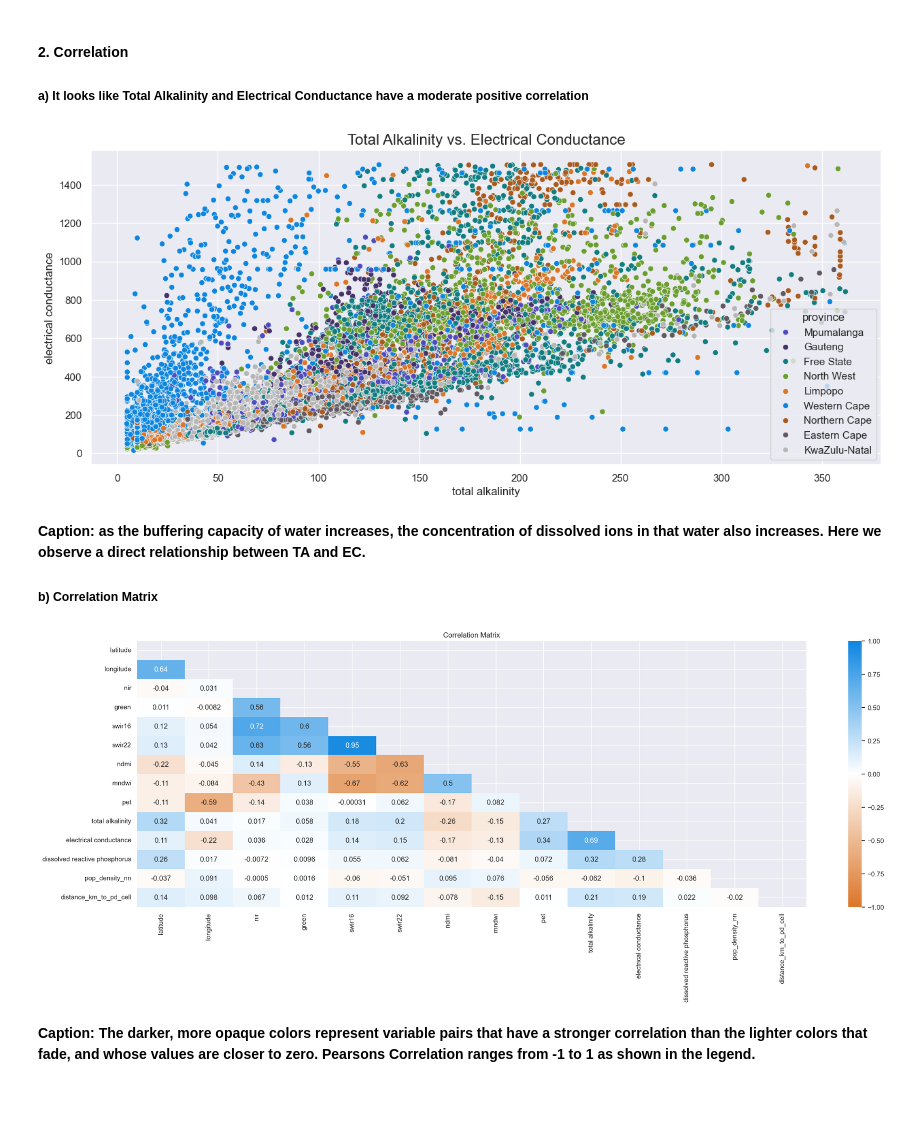
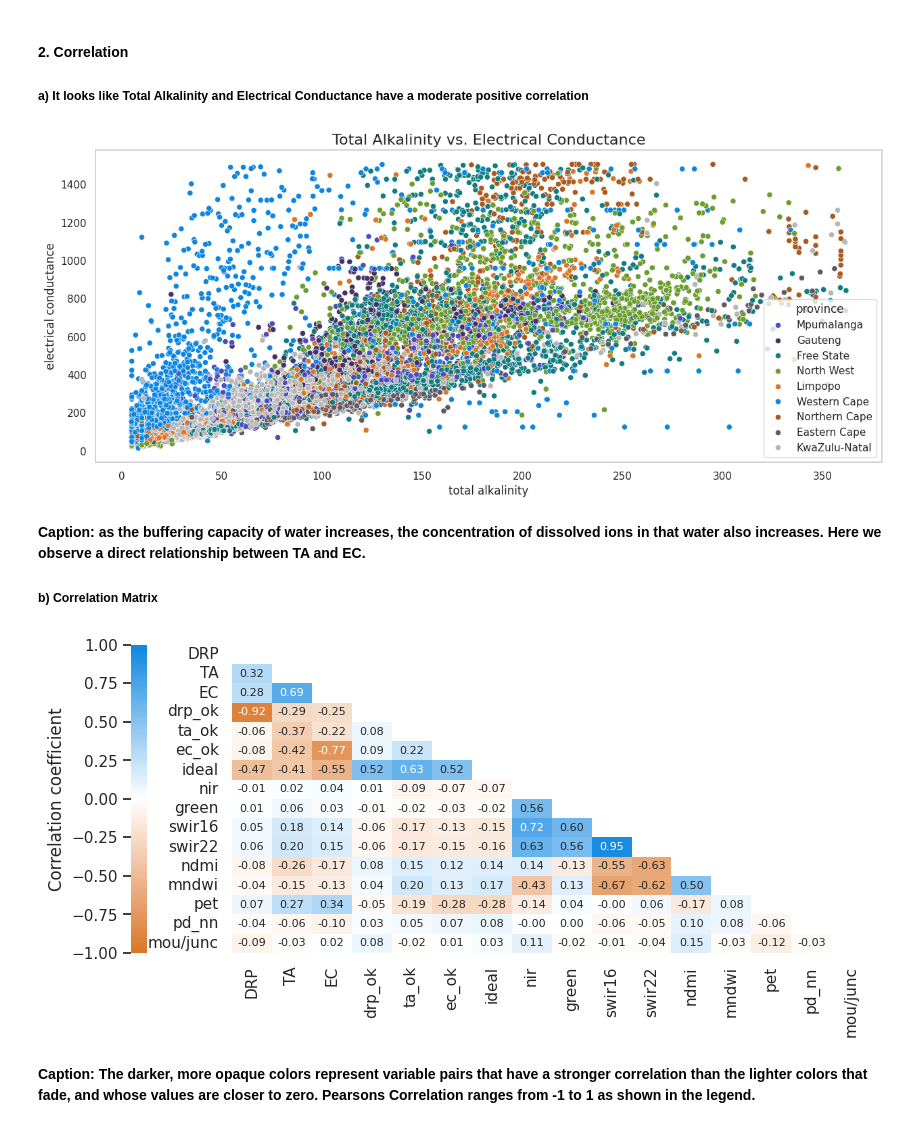
Before and after one commit to kylerod22/siads593-water-sustainability, a Jupyter notebook: 08-rjbest-sungmiki-kylerod-2026winter/src/PET_TA_EC_EDA.ipynb, the cells around one changed output. Cells and saved outputs as stored; diff of their text form; code cells hidden in the pictures; blank space fills up the shorter version.

```diff
--- a/08-rjbest-sungmiki-kylerod-2026winter/src/PET_TA_EC_EDA.ipynb
+++ b/08-rjbest-sungmiki-kylerod-2026winter/src/PET_TA_EC_EDA.ipynb
@@ -17,8 +17,10 @@ import folium
 import matplotlib.pyplot as plt
 from matplotlib.colors import LinearSegmentedColormap
 import seaborn as sns
+from utils import ideal_wq
 
 sns.set_theme()
+sns.set_style('whitegrid', {'axes.grid': False})
 
 # Suppress warnings
 import warnings
@@ -341,30 +342,57 @@ fig, ax = plt.subplots(figsize=(15, 6))
 sns.scatterplot(data=gdf, x="total alkalinity", y="electrical conductance", hue='province', palette=colors)
 plt.title("Total Alkalinity vs. Electrical Conductance", fontsize=16);
 # %% [output]
-[figure, old version]
+[figure, new version]
 # %% [markdown]
 **Caption: as the buffering capacity of water increases, the concentration of dissolved ions in that water also increases. Here we observe a direct relationship between TA and EC.**
 
 ##### b) Correlation Matrix
+# %%
+df.columns = ['country', 'latitude', 'longitude', 'sample date', 'nir', 'green',
+       'swir16', 'swir22', 'ndmi', 'mndwi', 'pet', 'TA', 'EC', 'DRP', 'month',
+       'province', 'sample_year', 'pop_density_nn', 'dist_km_to_pd',
+       'river_mouth', 'river_junction', 'mouthORjunction', 'drp_ok', 'ec_ok',
+       'ta_ok', 'how_good', 'ideal', 'unideal']
 # %%
 # Observing patterns of correlation is easier when plotted
 
+df.columns = ['country', 'latitude', 'longitude', 'sample date', 'nir', 'green',
+       'swir16', 'swir22', 'ndmi', 'mndwi', 'pet', 'TA', 'EC', 'DRP', 'month',
+       'province', 'sample_year', 'pd_nn', 'dist_km_to_pd',
+       'river_mouth', 'river_junction', 'mou/junc', 'drp_ok', 'ec_ok',
+       'ta_ok', 'how_good', 'ideal', 'unideal']
+
+cols = [
+    "DRP", "TA", "EC",
+    "drp_ok", "ta_ok", "ec_ok", "ideal",
+    "nir", "green", "swir16", "swir22",
+    "ndmi", "mndwi",
+    "pet",
+    "pd_nn",
+    "mou/junc"
+]
+
 # Select only numnerical columns
-corr = df.select_dtypes(include=float).corr()
+# corr = df.select_dtypes(include=float).corr()
+corr = df[cols].corr()
 
-# Set colors
+# Set colors and cbar_kws
 cmap = LinearSegmentedColormap.from_list("mycmap", ['#DB7629', '#FFFFFF', '#0E86E0'])
+cbar_kws = dict(label='Correlation coefficient', use_gridspec=False, location="left")
 
 # Create a mask using numpy's triu function
 # https://www.datacamp.com/tutorial/seaborn-heatmaps
 mask = np.triu(np.ones_like(corr, dtype=bool))
 
-fig, ax = plt.subplots(figsize=(25, 8))
-sns.heatmap(corr, cmap=cmap, vmin=-1, vmax=1, center=0, annot=True, mask=mask)
+fig, ax = plt.subplots(figsize=(11, 4))
+sns.heatmap(corr, cmap=cmap, vmin=-1, vmax=1, center=0, annot=True, mask=mask, fmt=".2f", annot_kws={"size": 8}, cbar_kws=cbar_kws)#, cbar_kws={"label": "Correlation coefficient"})
 
-plt.title('Correlation Matrix');
+# plt.title('Correlation Matrix');
+
+# Save the plot as a PNG file
+plt.savefig('data/plot.png', dpi=300, bbox_inches='tight', transparent=True)
 # %% [output]
-[figure, old version]
+[figure, new version]
 # %% [markdown]
 **Caption: The darker, more opaque colors represent variable pairs that have a stronger correlation than the lighter colors that fade, and whose values are closer to zero. Pearsons Correlation ranges from -1 to 1 as shown in the legend.**
 # %% [markdown]
```
Also changed, not shown: parts of 8 cells of this notebook.
